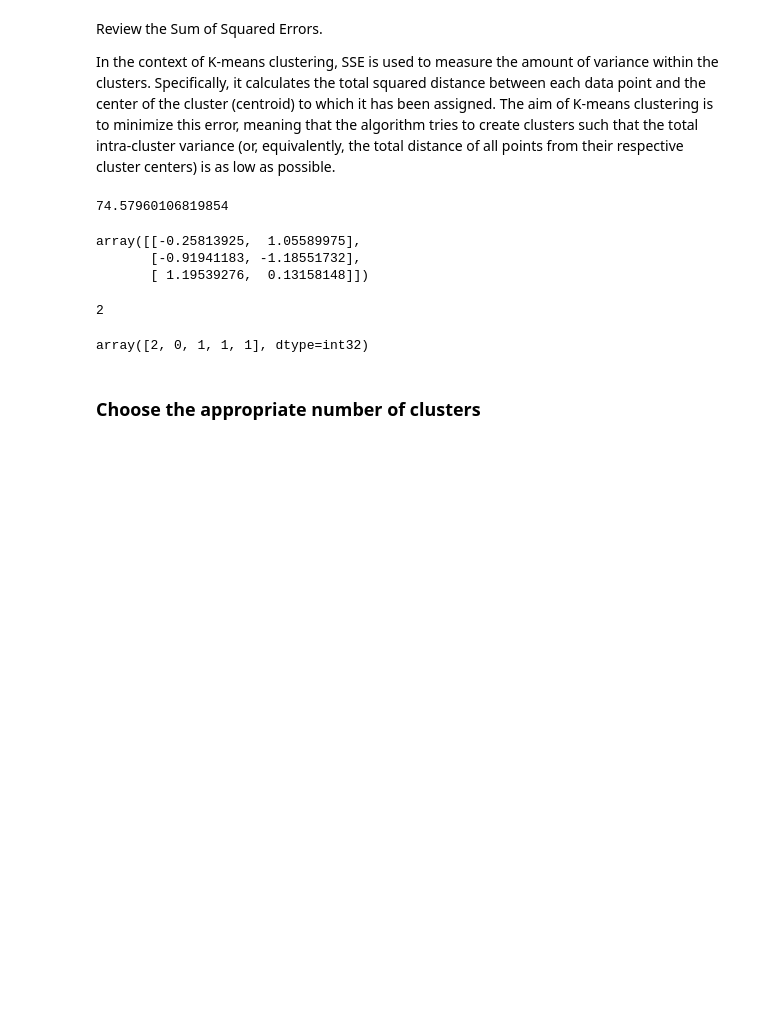
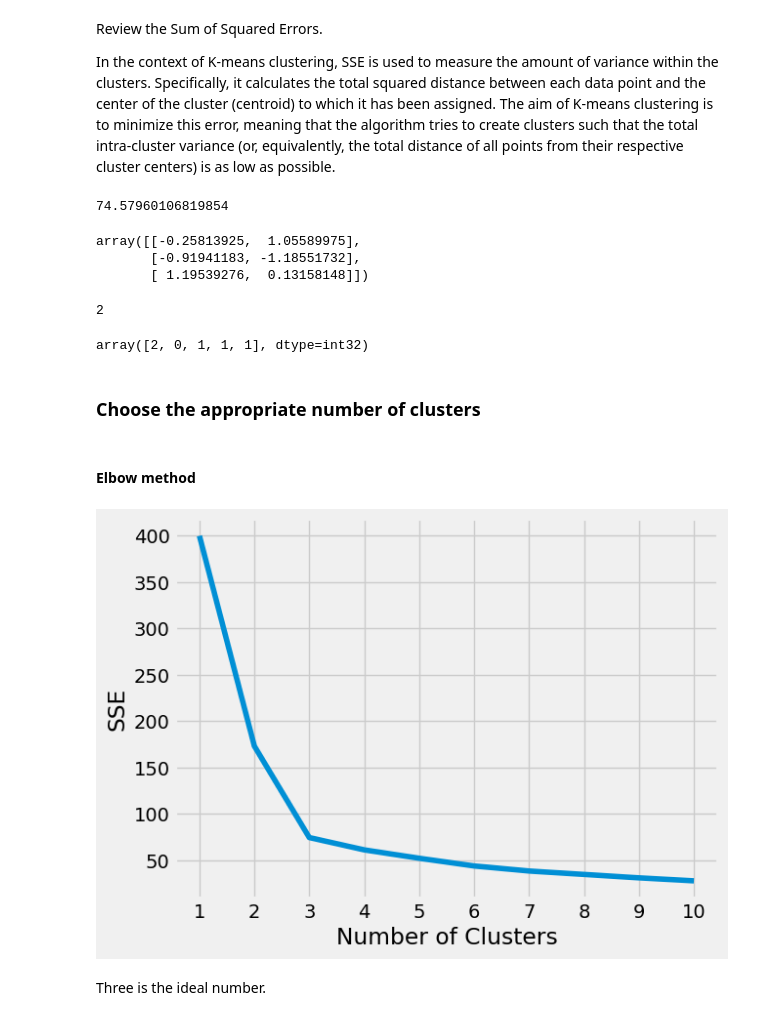
Before and after one commit to curtpond/segmentation, a Jupyter notebook: kmeans.ipynb, the cells around one changed output. Saved outputs shown, nothing was run; the diff lists cells and outputs as text; code cells hidden in the pictures; blank space fills up the shorter version.

Commit message:
Added elbow method plot.

```diff
--- a/kmeans.ipynb
+++ b/kmeans.ipynb
@@ -95,3 +95,32 @@ kmeans.labels_[:5]
 array([2, 0, 1, 1, 1], dtype=int32)
 # %% [markdown]
 ### Choose the appropriate number of clusters
+# %% [markdown]
+#### Elbow method
+# %%
+# Plotting the clustered data. kmeans_kwargs is a dictionary that contains the parameters for the KMeans object.
+
+kmeans_kwargs = {
+    "init": "random",
+    "n_init": 10,
+    "max_iter": 300,
+    "random_state": 42,
+}
+
+# A list holds the SSE values for each k
+sse = []
+for k in range(1, 11):
+    kmeans = KMeans(n_clusters=k, **kmeans_kwargs) # **kmeans_kwargs is used to pass the dictionary as arguments
+    kmeans.fit(scaled_features)
+    sse.append(kmeans.inertia_)
+# %%
+plt.style.use("fivethirtyeight")
+plt.plot(range(1, 11), sse)
+plt.xticks(range(1, 11))
+plt.xlabel("Number of Clusters")
+plt.ylabel("SSE")
+plt.show()
+# %% [output]
+[figure, added]
+# %% [markdown]
+Three is the ideal number.
```
